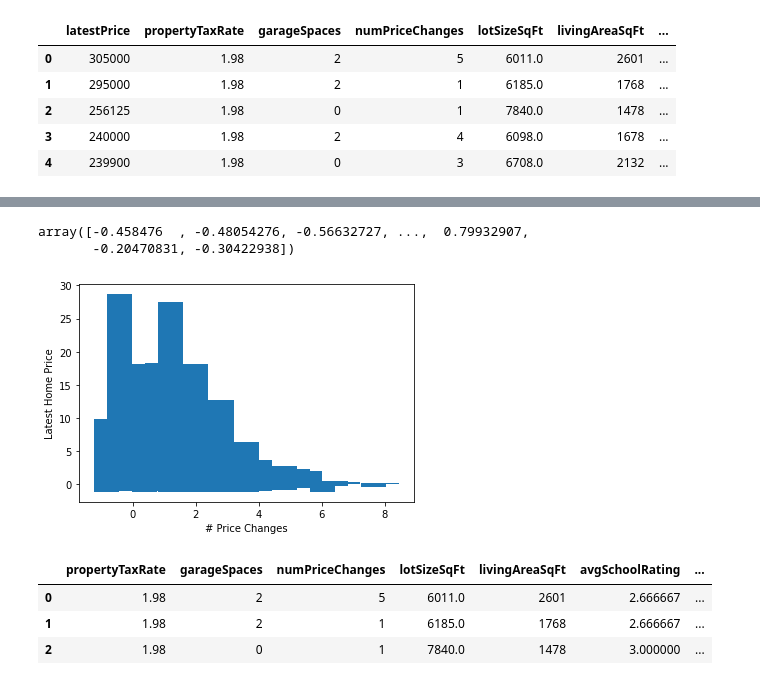
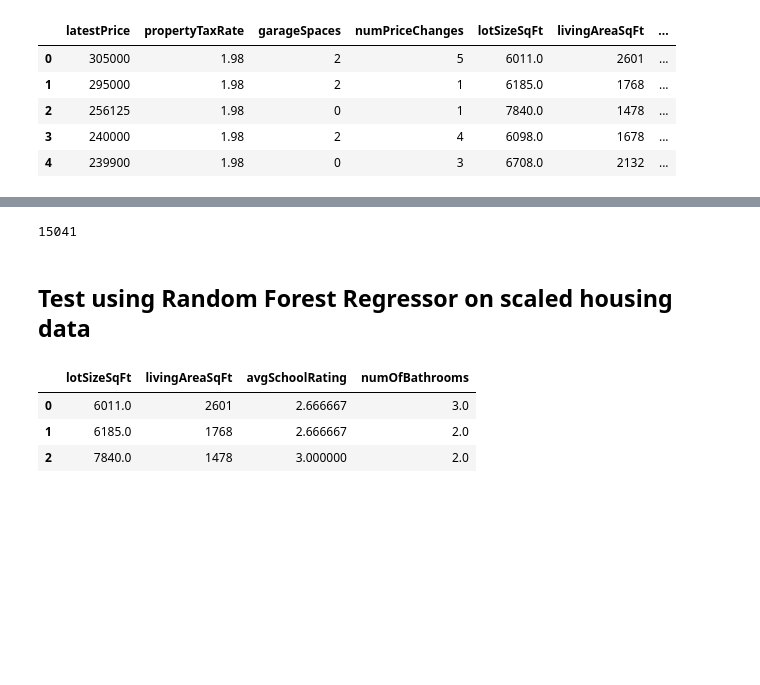
Before and after one commit to Mollyraeprice/finalproject, a Jupyter notebook: Lin_Reg_Model_Testing_FinalProjectD1.ipynb, the cells around one changed output, grey strips where cells are left out. Saved outputs shown, nothing was run; the diff lists cells and outputs as text; code cells hidden in the pictures; blank space fills up the shorter version.

Commit message:
Completed first draft of ML model
Includes Random Forest Regressor and Multiple Linear Regression models

```diff
--- a/Lin_Reg_Model_Testing_FinalProjectD1.ipynb
+++ b/Lin_Reg_Model_Testing_FinalProjectD1.ipynb
@@ -95,5 +105,0 @@ array([[-0.458476  , -0.26524841,  0.57009709,  0.79085774, -0.0092287 ,
-# %%
-df_scaled[:,0]
-# %% [output]
-array([-0.458476  , -0.48054276, -0.56632727, ...,  0.79932907,
-       -0.20470831, -0.30422938])
@@ -100,11 +108,9 @@ array([-0.458476  , -0.48054276, -0.56632727, ...,  0.79932907,
 # %%
 # bar plot using scaled data
-plt.bar(df_scaled[:,3], df_scaled[:,0])
-plt.xlabel('# Price Changes')
-plt.ylabel('Latest Home Price')
-plt.show()
+#plt.bar(df_scaled[:,3], df_scaled[:,0])
+#plt.xlabel('# Price Changes')
+#plt.ylabel('Latest Home Price')
+#plt.show()
-# %% [output]
-[figure, removed]
 # %%
 # Eventually add skatter plots of y vs. continuous variable (x) for multiple independent variables (scaled or unscaled)
 #plt.scatter(X, y)
@@ -113,14 +122,21 @@ plt.show()
+# %%
+housing_df = df[df['latestPrice'].between(100000, 3000000,inclusive='right')]
+len(housing_df)
+# %% [output]
+15041
+# %% [markdown]
+## Test using Random Forest Regressor on scaled housing data
 # %%
-# Check out M17.8.2 for setting y and X before ranking the variables by importance
-y = df.latestPrice
-X = df.copy()
-X = X.drop("latestPrice", axis=1)
+# Define the features (X) and target (y) set
+y = housing_df.latestPrice
+X = housing_df.copy()
+X = X.drop(['latestPrice','propertyTaxRate','garageSpaces','numPriceChanges','numOfBedrooms'], axis=1)
 X.head(3)
 # %% [output]
-|  | propertyTaxRate | garageSpaces | numPriceChanges | lotSizeSqFt | livingAreaSqFt | avgSchoolRating | ... |
-| 0 | 1.98 | 2 | 5 | 6011.0 | 2601 | 2.666667 | ... |
-| 1 | 1.98 | 2 | 1 | 6185.0 | 1768 | 2.666667 | ... |
-| 2 | 1.98 | 0 | 1 | 7840.0 | 1478 | 3.000000 | ... |
+|  | lotSizeSqFt | livingAreaSqFt | avgSchoolRating | numOfBathrooms |
+| 0 | 6011.0 | 2601 | 2.666667 | 3.0 |
+| 1 | 6185.0 | 1768 | 2.666667 | 2.0 |
+| 2 | 7840.0 | 1478 | 3.000000 | 2.0 |
 # %%
 #x train and x test (unscaled data)
 X_train, X_test, y_train, y_test = train_test_split(X, y)
```
Also changed, not shown: parts of 26 cells of this notebook.
